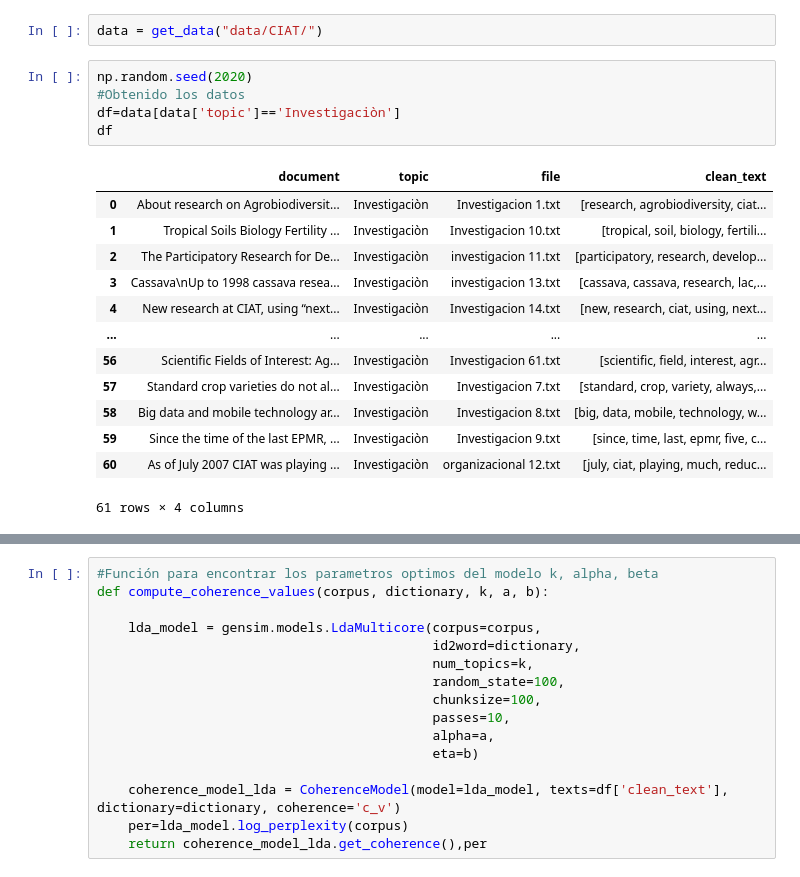
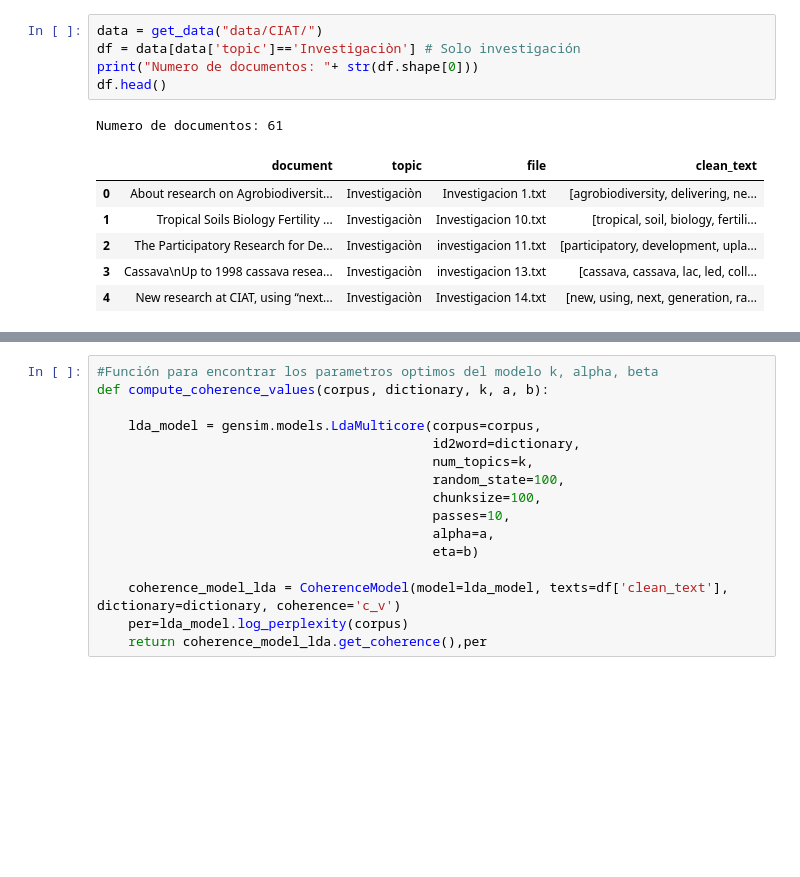
Before and after one commit to Wilmar3752/nlp_treedata, a Jupyter notebook: Prueba_Jennyfer2.ipynb, the cells around one changed output, grey strips where cells are left out. Saved outputs shown, nothing was run; the diff lists cells and outputs as text; blank space fills up the shorter version.

```diff
--- a/Prueba_Jennyfer2.ipynb
+++ b/Prueba_Jennyfer2.ipynb
@@ -5,21 +27,13 @@ np.random.seed(2018)
 # %%
 data = get_data("data/CIAT/")
+df = data[data['topic']=='Investigaciòn'] # Solo investigación
+print("Numero de documentos: "+ str(df.shape[0]))
+df.head()
+# %% [output]
+Numero de documentos: 61
+|  | document | topic | file | clean_text |
+| 0 | About research on Agrobiodiversit... | Investigaciòn | Investigacion 1.txt | [agrobiodiversity, delivering, ne... |
+| 1 | Tropical Soils Biology Fertility ... | Investigaciòn | Investigacion 10.txt | [tropical, soil, biology, fertili... |
+| 2 | The Participatory Research for De... | Investigaciòn | investigacion 11.txt | [participatory, development, upla... |
+| 3 | Cassava\nUp to 1998 cassava resea... | Investigaciòn | investigacion 13.txt | [cassava, cassava, lac, led, coll... |
+| 4 | New research at CIAT, using “next... | Investigaciòn | Investigacion 14.txt | [new, using, next, generation, ra... |
-# %%
-np.random.seed(2020)
-#Obtenido los datos
-df=data[data['topic']=='Investigaciòn']
-df
-# %% [output]
-|  | document | topic | file | clean_text |
-| 0 | About research on Agrobiodiversit... | Investigaciòn | Investigacion 1.txt | [research, agrobiodiversity, ciat... |
-| 1 | Tropical Soils Biology Fertility ... | Investigaciòn | Investigacion 10.txt | [tropical, soil, biology, fertili... |
-| 2 | The Participatory Research for De... | Investigaciòn | investigacion 11.txt | [participatory, research, develop... |
-| 3 | Cassava\nUp to 1998 cassava resea... | Investigaciòn | investigacion 13.txt | [cassava, cassava, research, lac,... |
-| 4 | New research at CIAT, using “next... | Investigaciòn | Investigacion 14.txt | [new, research, ciat, using, next... |
-| ... | ... | ... | ... | ... |
-| 56 | Scientific Fields of Interest: Ag... | Investigaciòn | Investigacion 61.txt | [scientific, field, interest, agr... |
-| 57 | Standard crop varieties do not al... | Investigaciòn | Investigacion 7.txt | [standard, crop, variety, always,... |
-| 58 | Big data and mobile technology ar... | Investigaciòn | Investigacion 8.txt | [big, data, mobile, technology, w... |
-| 59 | Since the time of the last EPMR, ... | Investigaciòn | Investigacion 9.txt | [since, time, last, epmr, five, c... |
-| 60 | As of July 2007 CIAT was playing ... | Investigaciòn | organizacional 12.txt | [july, ciat, playing, much, reduc... |
-61 rows × 4 columns
```
Also changed, not shown: parts of 28 cells of this notebook, 2 other files.
